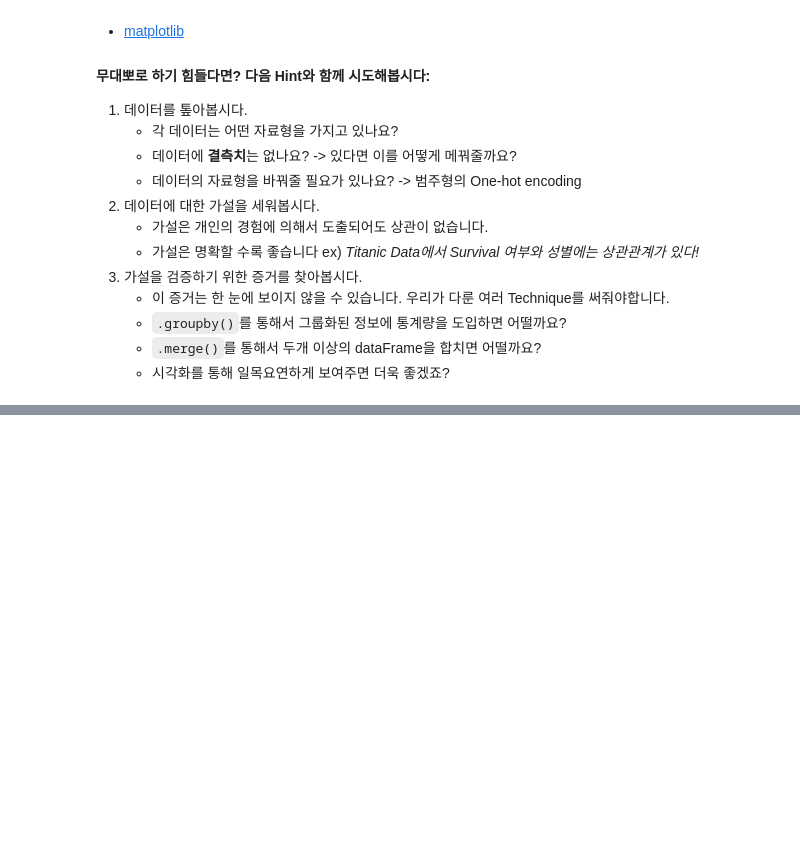
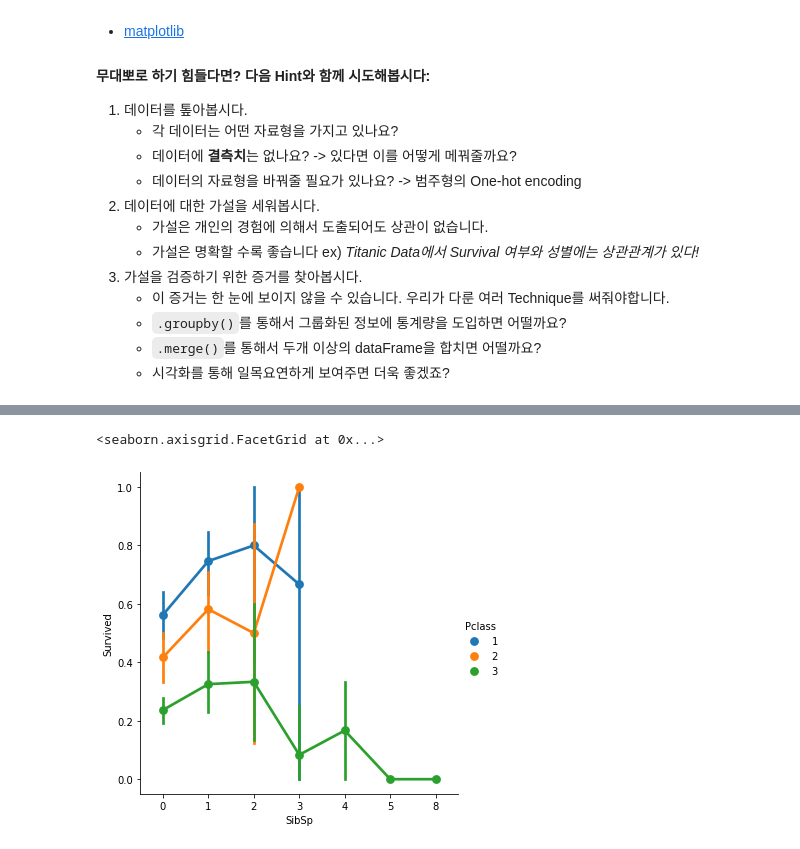
Before and after one commit to super-corini/programmers_kdt_II, a Jupyter notebook: 4. EDA.ipynb, the cells around one changed output, grey strips where cells are left out. Saved outputs shown, nothing was run; the diff lists cells and outputs as text; code cells hidden in the pictures; blank space fills up the shorter version.

```diff
--- a/4. EDA.ipynb
+++ b/4. EDA.ipynb
@@ -280,0 +293,5 @@ plt.show()
+# %%
+sns.catplot(x='SibSp', y='Survived', hue='Pclass', kind="point", data=titanic_df)
+# %% [output]
+<seaborn.axisgrid.FacetGrid at 0x...>
+[figure, added]
```
Also changed, not shown: parts of 7 cells of this notebook.
